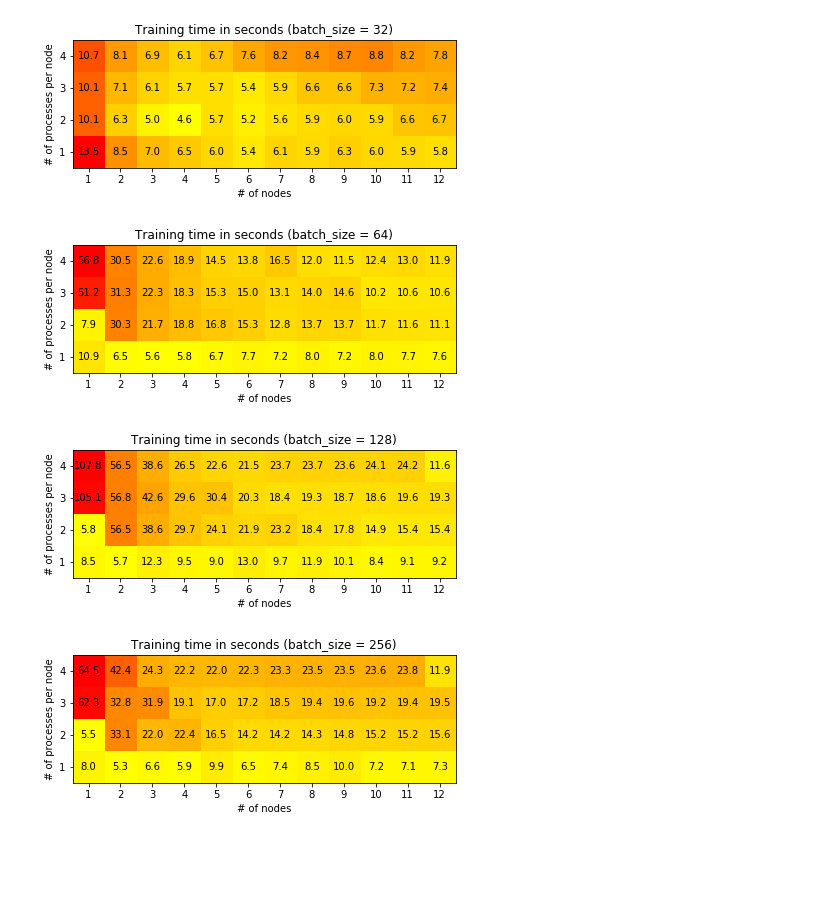
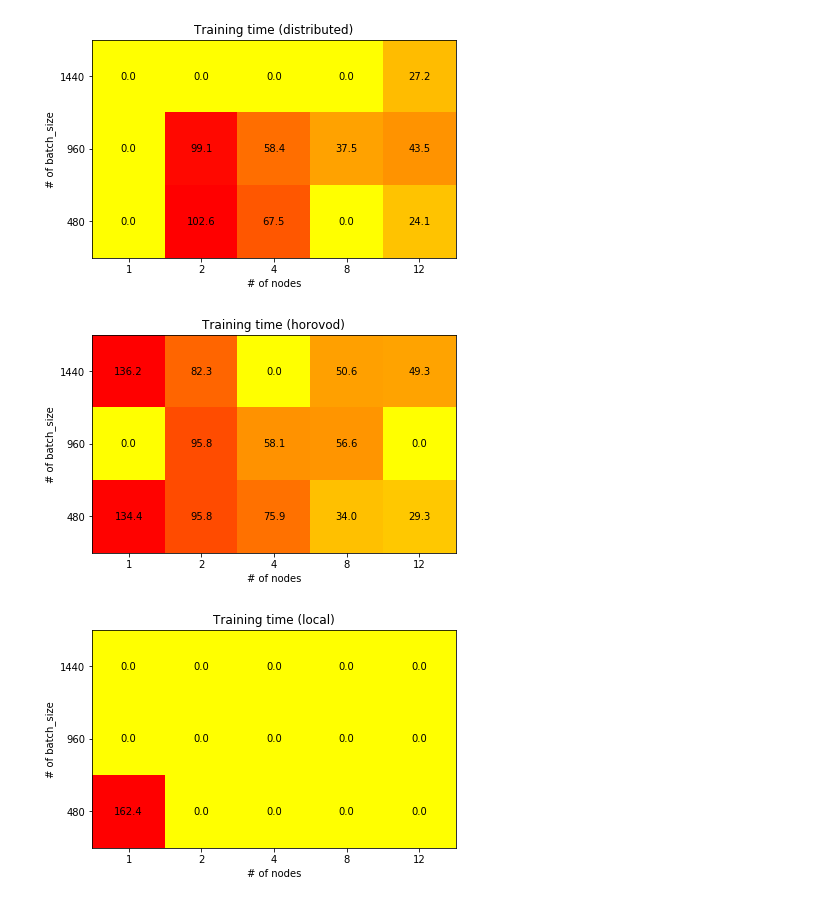
Before and after one commit to jkhlr/pytorch-distributed-rnn, a Jupyter notebook: Experiments.ipynb, the cells around one changed output. Drawn from its saved outputs; the diff is of its cells as text; code cells hidden in the pictures; blank space fills up the shorter version.

Commit message:
save results

```diff
--- a/Experiments.ipynb
+++ b/Experiments.ipynb
@@ -26,6 +49,10 @@ import re
 # %%
-import numpy as np
-import matplotlib.pyplot as plt
-
-with open('results_5epochs.json') as f:
-     results = json.load(f)['results']
+with open('results.json') as f:
+    results = json.load(f)['results']
+plot_seconds_for_batch_size('distributed')
+plot_seconds_for_batch_size('horovod')
+plot_seconds_for_batch_size('local')
+# %% [output]
+[figure, added]
+[figure, added]
+[figure, added]
@@ -75,16 +58,0 @@ def plot_seconds_for_batch_size(batch_size=None):
-# %%
-plot_seconds_for_batch_size(32)
-# %% [output]
-[figure, removed]
-# %%
-plot_seconds_for_batch_size(64)
-# %% [output]
-[figure, removed]
-# %%
-plot_seconds_for_batch_size(128)
-# %% [output]
-[figure, removed]
-# %%
-plot_seconds_for_batch_size(256)
-# %% [output]
-[figure, removed]
```
Also changed, not shown: parts of 5 cells of this notebook, 12 other files.
